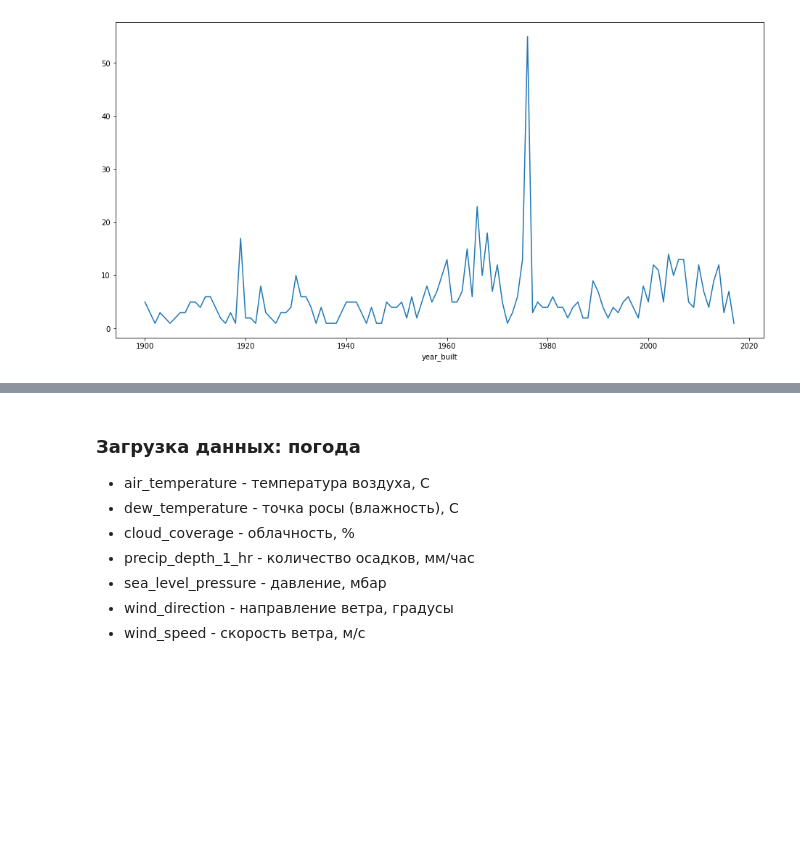
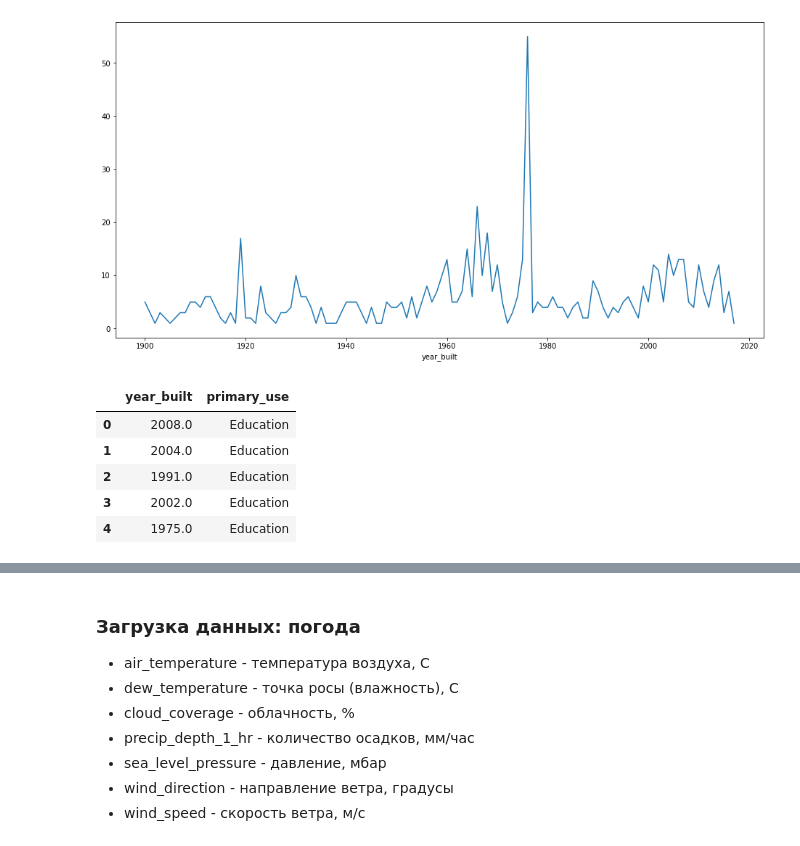
Before and after one commit to gansiorag/examples_problem_solving_kaggl, a Jupyter notebook: mashin_learning_and_kaggle/jupiter_bilder/Процесс ETL.ipynb, the cells around one changed output, grey strips where cells are left out. Drawn from its saved outputs; the diff is of its cells as text; code cells hidden in the pictures; blank space fills up the shorter version.

```diff
--- a/mashin_learning_and_kaggle/jupiter_bilder/Процесс ETL.ipynb
+++ b/mashin_learning_and_kaggle/jupiter_bilder/Процесс ETL.ipynb
@@ -90,3 +90,14 @@ buildings.groupby('year_built')['year_built'].count().plot()
 # %% [output]
 <AxesSubplot:xlabel='year_built'>
 [figure]
+# %%
+# Сколько зданий построенно по годам с разбивкой по первоначальному предназначению
+build_year_user = buildings.loc[:,['year_built', 'primary_use']]
+build_year_user.head()
+# %% [output]
+|  | year_built | primary_use |
+| 0 | 2008.0 | Education |
+| 1 | 2004.0 | Education |
+| 2 | 1991.0 | Education |
+| 3 | 2002.0 | Education |
+| 4 | 1975.0 | Education |
```
Also changed, not shown: parts of 1 cell of this notebook, 1 other file.
